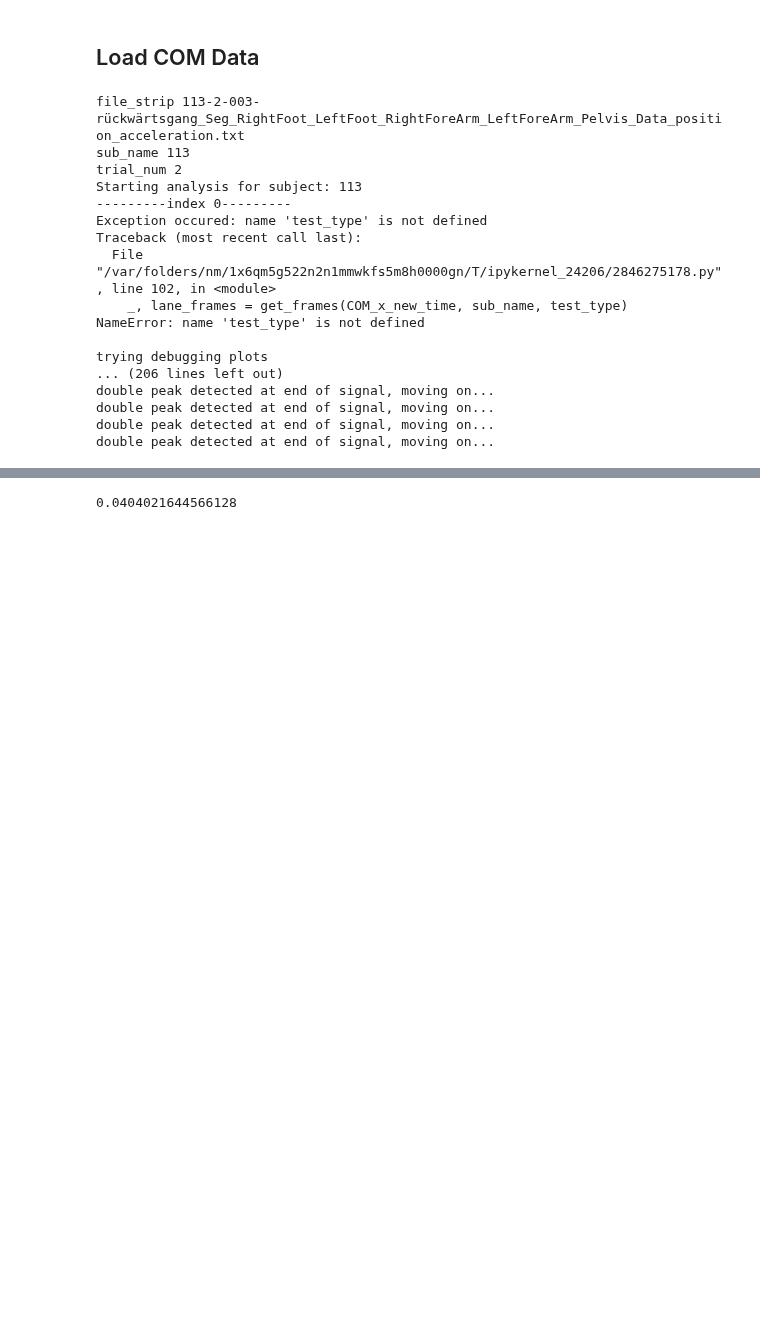
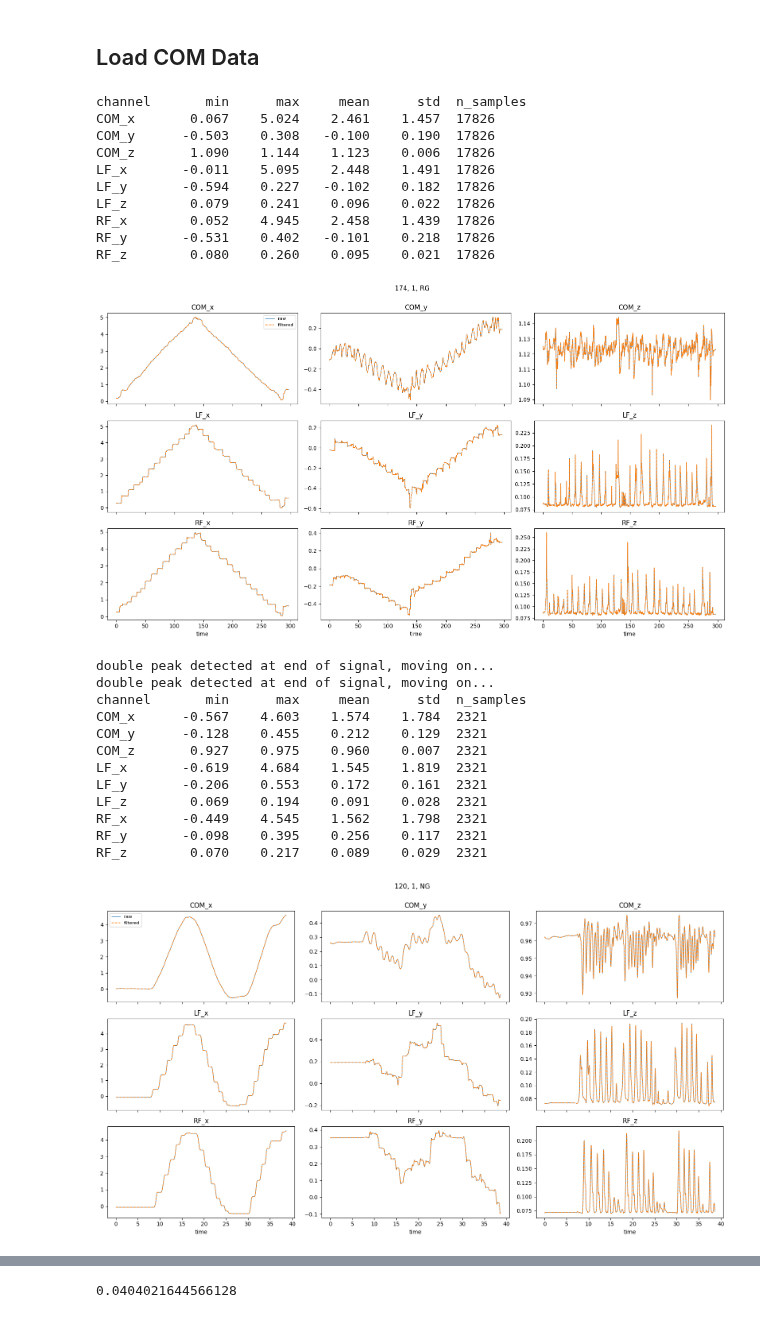
Before and after one commit to vviggyy/gaitanalysis, a Jupyter notebook: stepFrequency_fullLoop.ipynb, the cells around one changed output, grey strips where cells are left out. Drawn from its saved outputs; the diff is of its cells as text; code cells hidden in the pictures; blank space fills up the shorter version.

```diff
--- a/stepFrequency_fullLoop.ipynb
+++ b/stepFrequency_fullLoop.ipynb
@@ -65,6 +65,7 @@ INDICES = ["trial_num", "test_type",
 #filelocation = glob.glob(f'Patient_txt_ataxia_reup/*.txt')
 #filelocation = glob.glob(f'missing_txt_files_20250818/*.txt')
 filelocation = glob.glob(f'all_participants_061826/*.txt')
+#filelocation = glob.glob(f'062926_audit_files/*.txt')
 
 
 all_results = pd.DataFrame()
@@ -153,6 +154,35 @@ for files in filelocation:
         COM_x_time = np.array([time]+[COM_x])
         COM_y_time = np.array([time]+[COM_y])
 
+        # added 062926 to check faulty files
+        channels = {
+        'COM_x': COM_x, 'COM_y': COM_y, 'COM_z': COM_z,
+        'LF_x': LeftFoot_x, 'LF_y': LeftFoot_y, 'LF_z': LeftFoot_z,
+        'RF_x': RightFoot_x, 'RF_y': RightFoot_y, 'RF_z': RightFoot_z,
+        }
+
+        # stats on the raw signals
+        print(f"{'channel':8} {'min':>8} {'max':>8} {'mean':>8} {'std':>8}  n_samples")
+        for name, sig in channels.items():
+            print(f"{name:8} {sig.min():8.3f} {sig.max():8.3f} {sig.mean():8.3f} {sig.std():8.3f}  {len(sig)}")
+
+        # raw (solid) vs filtered (dashed) — 3x3 grid, rows = COM/LF/RF, cols = x/y/z
+        fig, axes = plt.subplots(3, 3, figsize=(16, 9), sharex=True)
+        for r, group in enumerate(['COM', 'LF', 'RF']):
+            for c, axis in enumerate(['x', 'y', 'z']):
+                name = f"{group}_{axis}"
+                sig = channels[name]
+                ax = axes[r][c]
+                ax.plot(time, sig, lw=0.8, label='raw')
+                ax.plot(time, apply_lowpass_filter(sig), lw=1.2, ls='--', label='filtered')
+                ax.set_title(name)
+                if r == 2:
+                    ax.set_xlabel('time')
+                if r == 0 and c == 0:
+                    ax.legend(fontsize=8)
+        fig.suptitle(f"{subject}, {trial_num}, {test_type}", y=1.0)
+        fig.tight_layout()
+        plt.show()
 
         ## Calculate Time at Gait Plate
         maxCOMx = max(COM_x)-1
@@ -381,7 +411,7 @@ for files in filelocation:
                    foot_height_asymmetry], index= INDICES, columns = [sub_name])
 
         all_results = pd.concat([all_results, df.T], axis = 0)
-        all_results.to_csv('all_participants_062626.csv')
+        all_results.to_csv('071126_audit.csv')
 
         #df.to_csv(f'../export/{sub_name}.csv')
         #df.to_csv(f'out/{sub_name}.csv')
@@ -394,47 +424,54 @@ for files in filelocation:
         print("sub_name", sub_name)
         print("trial_num", trial_num)
 
         print(f'Starting analysis for subject: {subject}')
         print(f"---------index {counter}---------")
         print(f'Exception occured: {e}')
         print(traceback.format_exc())
         error_subj.append(str(sub_name))
         error_trace.append(traceback.format_exc())
         error_idx.append(counter)
         counter += 1
 
         #printing plots only for debugging
         print("trying debugging plots")
         try:
             for lane in lanes:
                 _ = get_peaks(lane, com_data, lf_data, rf_data, plot = 'off') ##
                 _ = intersect(lane, rf_data, lf_data, minima_RF, minima_LF, plot = 'off') ##
         except Exception as e2:
             print(f'Exception occured: {e}')
             print(traceback.format_exc())
 
 
 
 
 
 #print(results)
 #results.to_csv(f'../export/results_walks.csv')
 #results.to_excel(f'../export/results_walks.xlsx')
 # %% [output]
-file_strip 113-2-003-rückwärtsgang_Seg_RightFoot_LeftFoot_RightForeArm_LeftForeArm_Pelvis_Data_position_acceleration.txt
-sub_name 113
-trial_num 2
-Starting analysis for subject: 113
----------index 0---------
-Exception occured: name 'test_type' is not defined
-Traceback (most recent call last):
-  File "/var/folders/nm/1x6qm5g522n2n1mmwkfs5m8h0000gn/T/ipykernel_24206/2846275178.py", line 102, in <module>
-    _, lane_frames = get_frames(COM_x_new_time, sub_name, test_type)
-NameError: name 'test_type' is not defined
-
-trying debugging plots
-... (206 lines left out)
-double peak detected at end of signal, moving on...
-double peak detected at end of signal, moving on...
-double peak detected at end of signal, moving on...
-double peak detected at end of signal, moving on...
+channel       min      max     mean      std  n_samples
+COM_x       0.067    5.024    2.461    1.457  17826
+COM_y      -0.503    0.308   -0.100    0.190  17826
+COM_z       1.090    1.144    1.123    0.006  17826
+LF_x       -0.011    5.095    2.448    1.491  17826
+LF_y       -0.594    0.227   -0.102    0.182  17826
+LF_z        0.079    0.241    0.096    0.022  17826
+RF_x        0.052    4.945    2.458    1.439  17826
+RF_y       -0.531    0.402   -0.101    0.218  17826
+RF_z        0.080    0.260    0.095    0.021  17826
+[figure, added]
+double peak detected at end of signal, moving on...
+double peak detected at end of signal, moving on...
+channel       min      max     mean      std  n_samples
+COM_x      -0.567    4.603    1.574    1.784  2321
+COM_y      -0.128    0.455    0.212    0.129  2321
+COM_z       0.927    0.975    0.960    0.007  2321
+LF_x       -0.619    4.684    1.545    1.819  2321
+LF_y       -0.206    0.553    0.172    0.161  2321
+LF_z        0.069    0.194    0.091    0.028  2321
+RF_x       -0.449    4.545    1.562    1.798  2321
+RF_y       -0.098    0.395    0.256    0.117  2321
+RF_z        0.070    0.217    0.089    0.029  2321
+[figure, added]
```
Also changed, not shown: parts of 1 cell of this notebook, 2 other files.
